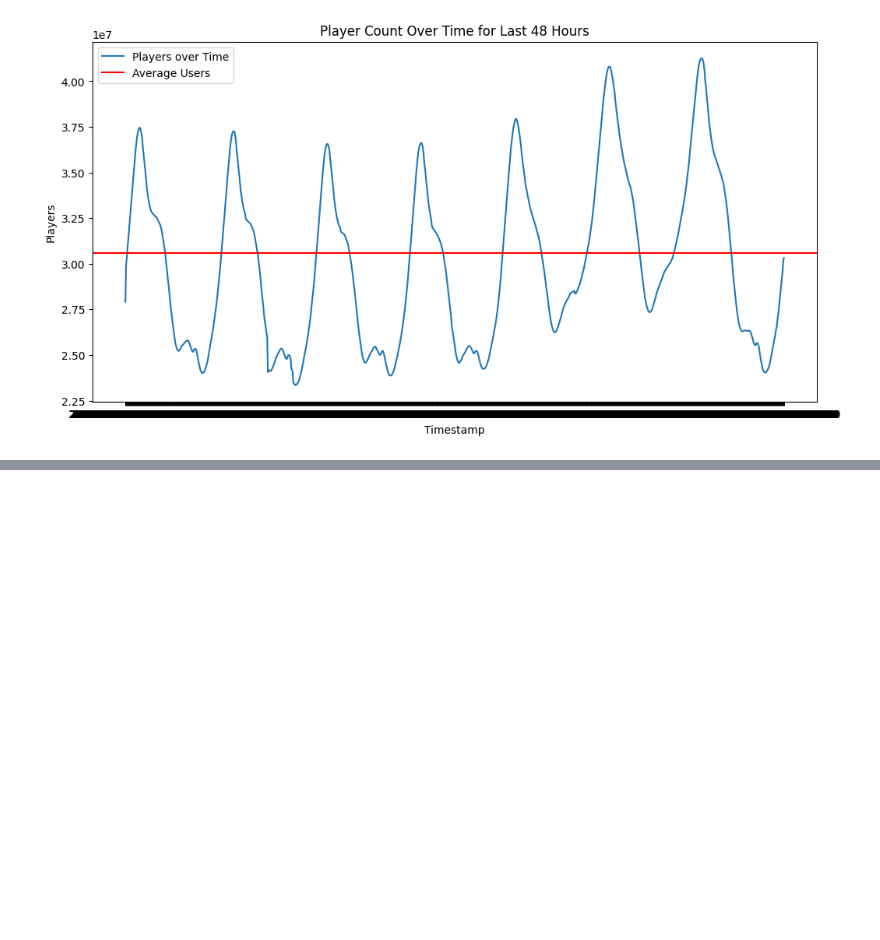
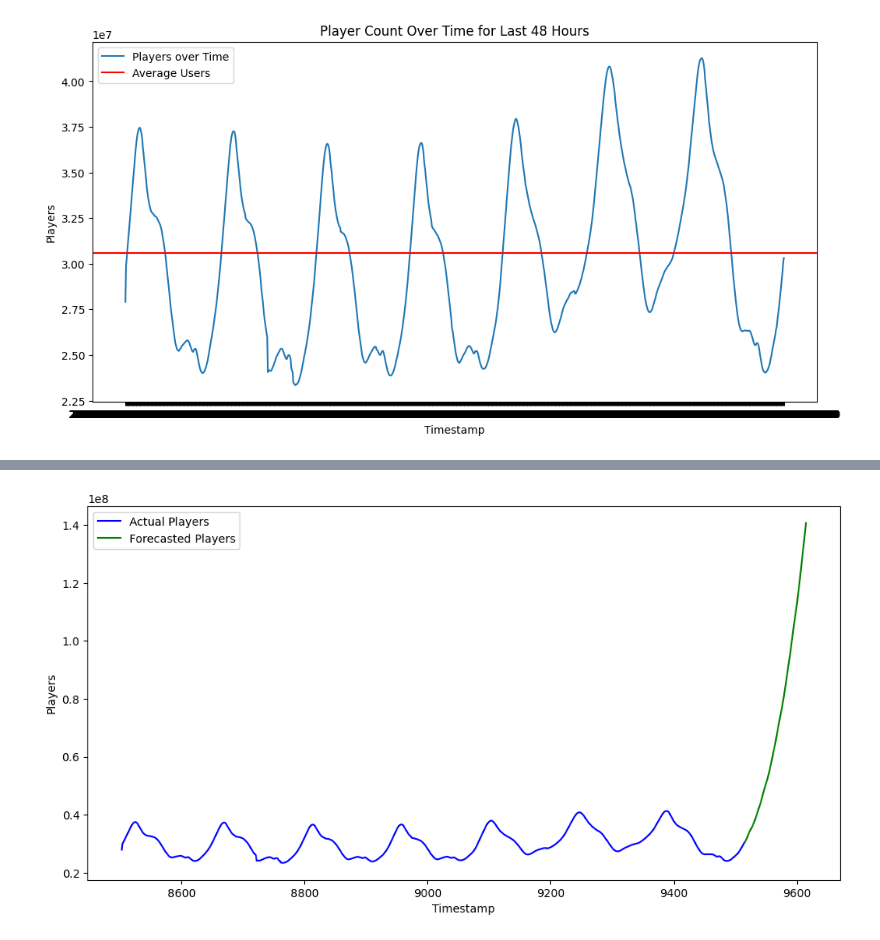
Before and after one commit to LeimKcaj/SteamUsers_Timeseries_Tracking, a Jupyter notebook: Model.ipynb, the cells around one changed output, grey strips where cells are left out. Cells and saved outputs as stored; diff of their text form; code cells hidden in the pictures; blank space fills up the shorter version.

```diff
--- a/Model.ipynb
+++ b/Model.ipynb
@@ -77,0 +104,12 @@ plt.show()
+# %%
+forecast = model_fit.forecast(steps=100)
+
+plt.figure(figsize=(12, 6))
+plt.plot(y, label='Actual Players', color='blue')
+plt.plot(forecast, color='green', label='Forecasted Players')
+plt.xlabel('Timestamp')
+plt.ylabel('Players')
+plt.legend()
+plt.show()
+# %% [output]
+[figure, added]
```
Also changed, not shown: parts of 8 cells of this notebook, 1 other file.
